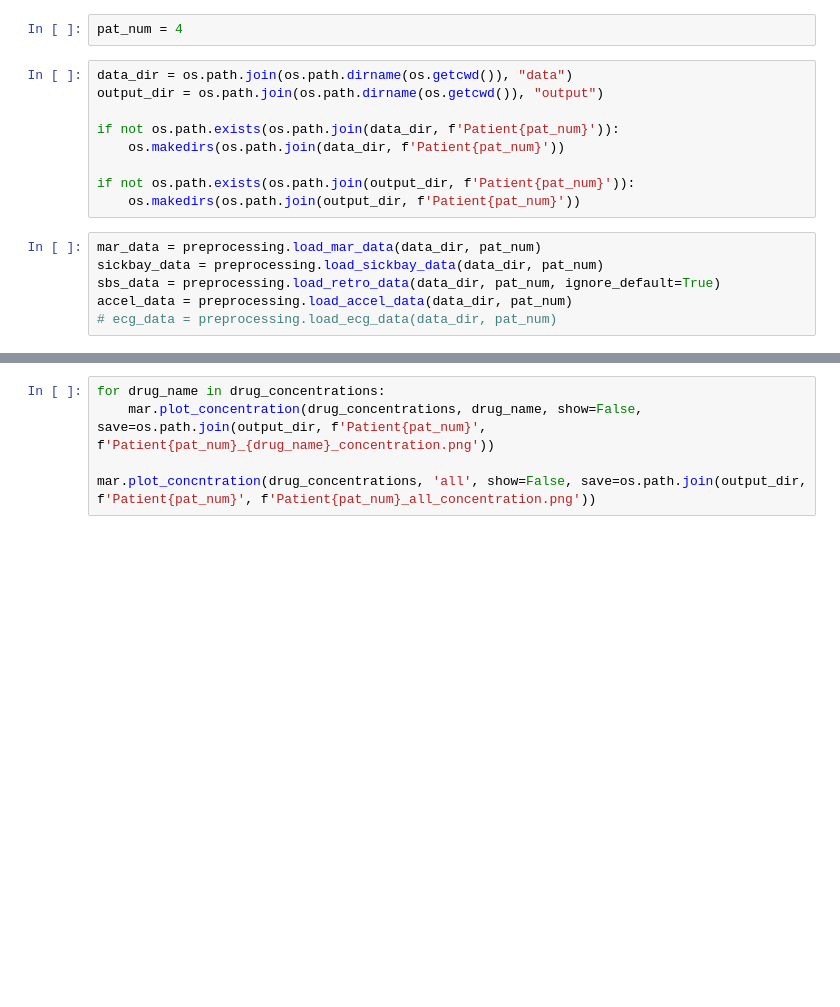
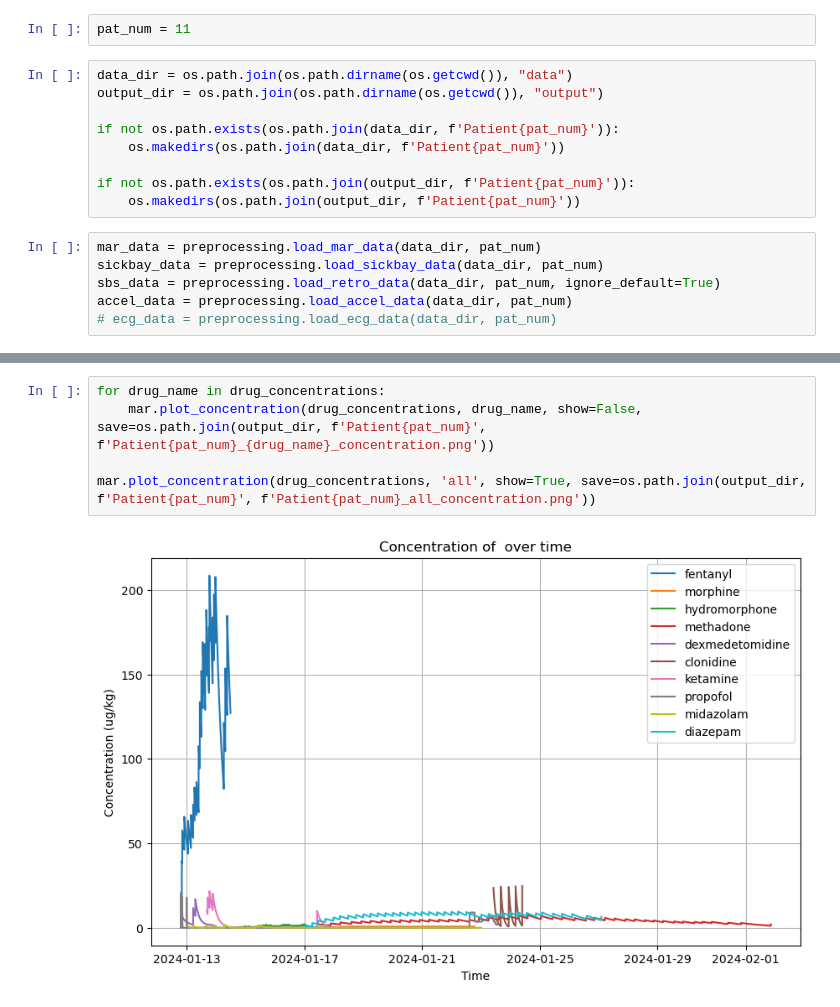
Before and after one commit to PedAccel/PedAccel, a Jupyter notebook: data_analysis/MAR/analysis/mar.ipynb, the cells around one changed output, grey strips where cells are left out. Saved outputs shown, nothing was run; the diff lists cells and outputs as text; blank space fills up the shorter version.

Commit message:
plots

```diff
--- a/data_analysis/MAR/analysis/mar.ipynb
+++ b/data_analysis/MAR/analysis/mar.ipynb
@@ -4,7 +6,7 @@ import os
 import mar
 import preprocessing
 # %%
-pat_num = 4
+pat_num = 11
 # %%
 data_dir = os.path.join(os.path.dirname(os.getcwd()), "data")
 output_dir = os.path.join(os.path.dirname(os.getcwd()), "output")
@@ -67,5 +80,7 @@ ketamine : (28777, 4)
 # %%
 for drug_name in drug_concentrations:
     mar.plot_concentration(drug_concentrations, drug_name, show=False, save=os.path.join(output_dir, f'Patient{pat_num}', f'Patient{pat_num}_{drug_name}_concentration.png'))
 
-mar.plot_concntration(drug_concentrations, 'all', show=False, save=os.path.join(output_dir, f'Patient{pat_num}', f'Patient{pat_num}_all_concentration.png'))
+mar.plot_concentration(drug_concentrations, 'all', show=True, save=os.path.join(output_dir, f'Patient{pat_num}', f'Patient{pat_num}_all_concentration.png'))
+# %% [output]
+[figure, added]
```
Also changed, not shown: parts of 5 cells of this notebook, 2 other files.
